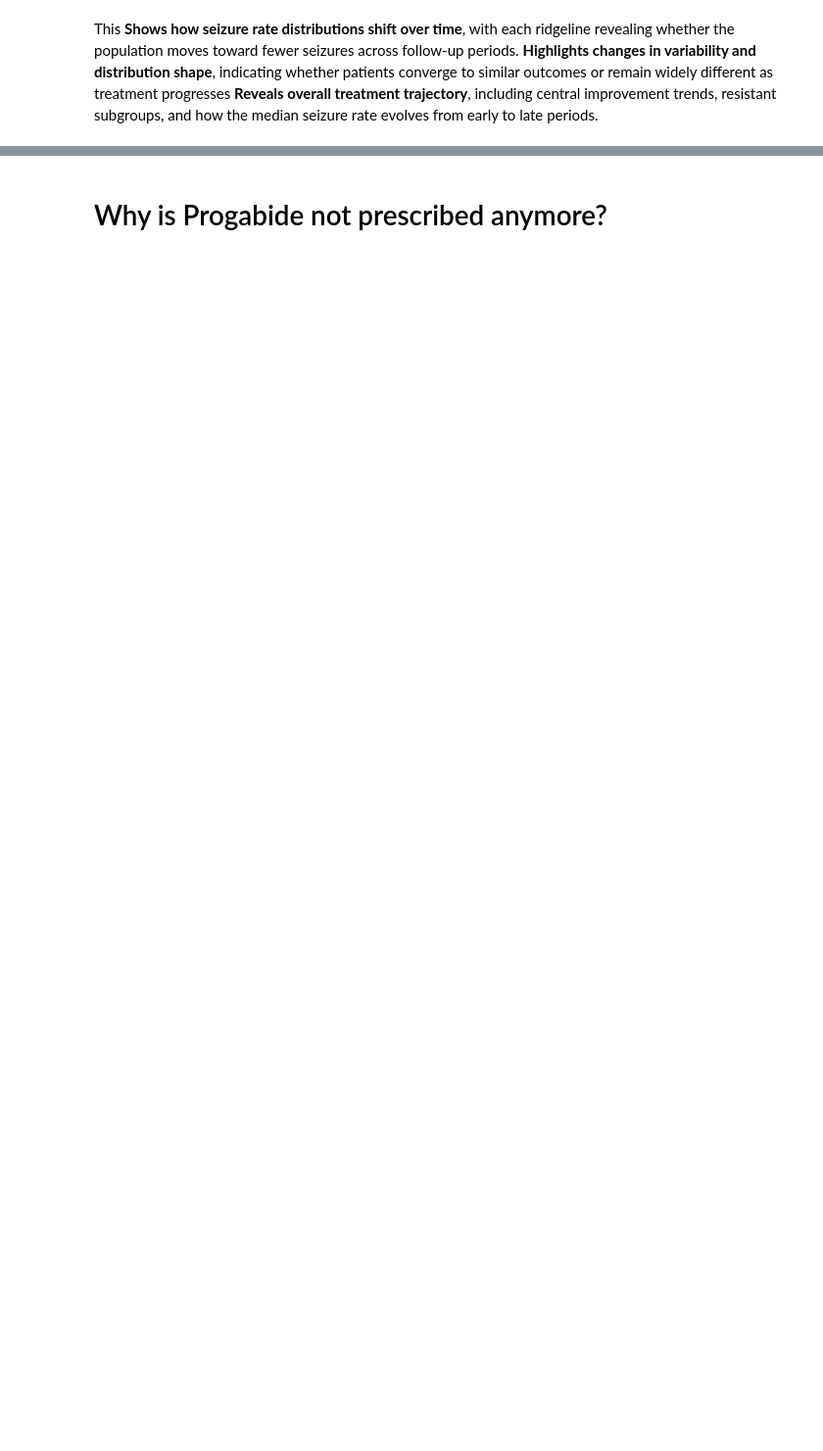
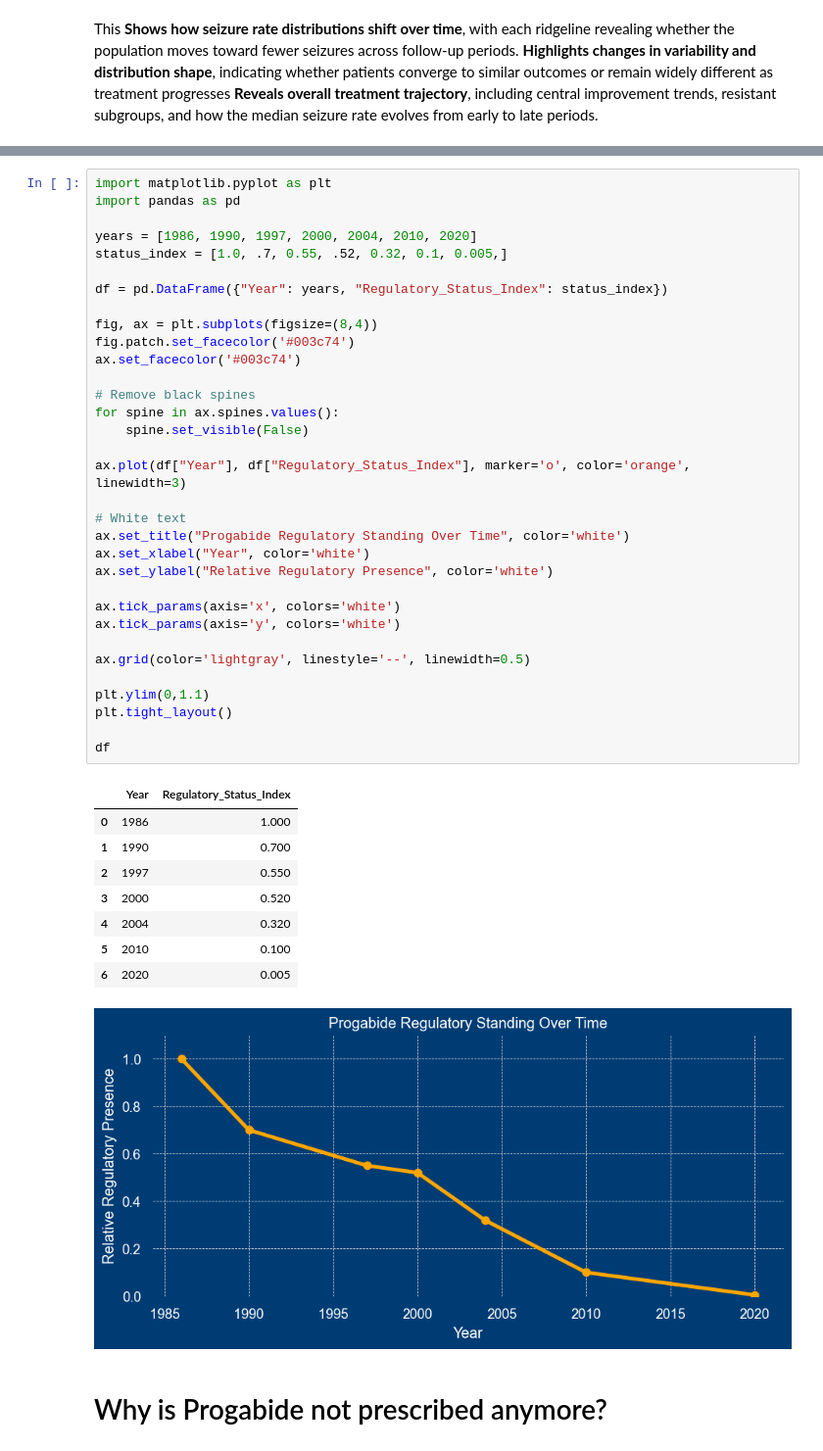
Before and after one commit to SJ-Jain-systems/Design-2023-FInal, a Jupyter notebook: EDA/progabide_eda.ipynb, the cells around one changed output, grey strips where cells are left out. Shown at 98% size. Cells and saved outputs as stored; diff of their text form; blank space fills up the shorter version.

```diff
--- a/EDA/progabide_eda.ipynb
+++ b/EDA/progabide_eda.ipynb
@@ -342,3 +312,46 @@ FileNotFoundError: [Errno 2] No such file or directory: '/mnt/data/epilepsy_enri
+# %%
+import matplotlib.pyplot as plt
+import pandas as pd
+
+years = [1986, 1990, 1997, 2000, 2004, 2010, 2020]
+status_index = [1.0, .7, 0.55, .52, 0.32, 0.1, 0.005,]
+
+df = pd.DataFrame({"Year": years, "Regulatory_Status_Index": status_index})
+
+fig, ax = plt.subplots(figsize=(8,4))
+fig.patch.set_facecolor('#003c74')
+ax.set_facecolor('#003c74')
+
+# Remove black spines
+for spine in ax.spines.values():
+    spine.set_visible(False)
+
+ax.plot(df["Year"], df["Regulatory_Status_Index"], marker='o', color='orange', linewidth=3)
+
+# White text
+ax.set_title("Progabide Regulatory Standing Over Time", color='white')
+ax.set_xlabel("Year", color='white')
+ax.set_ylabel("Relative Regulatory Presence", color='white')
+
+ax.tick_params(axis='x', colors='white')
+ax.tick_params(axis='y', colors='white')
+
+ax.grid(color='lightgray', linestyle='--', linewidth=0.5)
+
+plt.ylim(0,1.1)
+plt.tight_layout()
+
+df
+# %% [output]
+|  | Year | Regulatory_Status_Index |
+| 0 | 1986 | 1.000 |
+| 1 | 1990 | 0.700 |
+| 2 | 1997 | 0.550 |
+| 3 | 2000 | 0.520 |
+| 4 | 2004 | 0.320 |
+| 5 | 2010 | 0.100 |
+| 6 | 2020 | 0.005 |
+[figure, added]
 # %% [markdown]
 # Why is Progabide not prescribed anymore?
 # %% [markdown]
```
Also changed, not shown: parts of 11 cells of this notebook.
